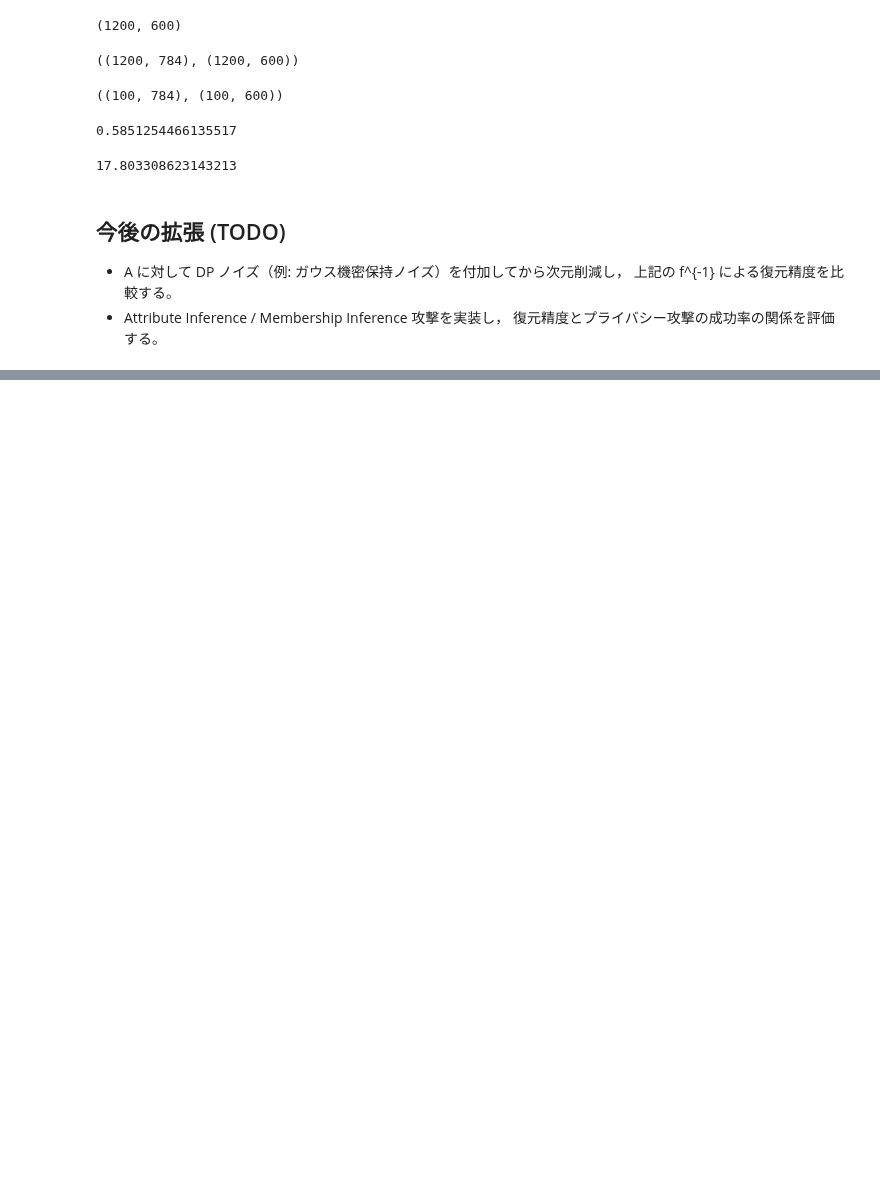
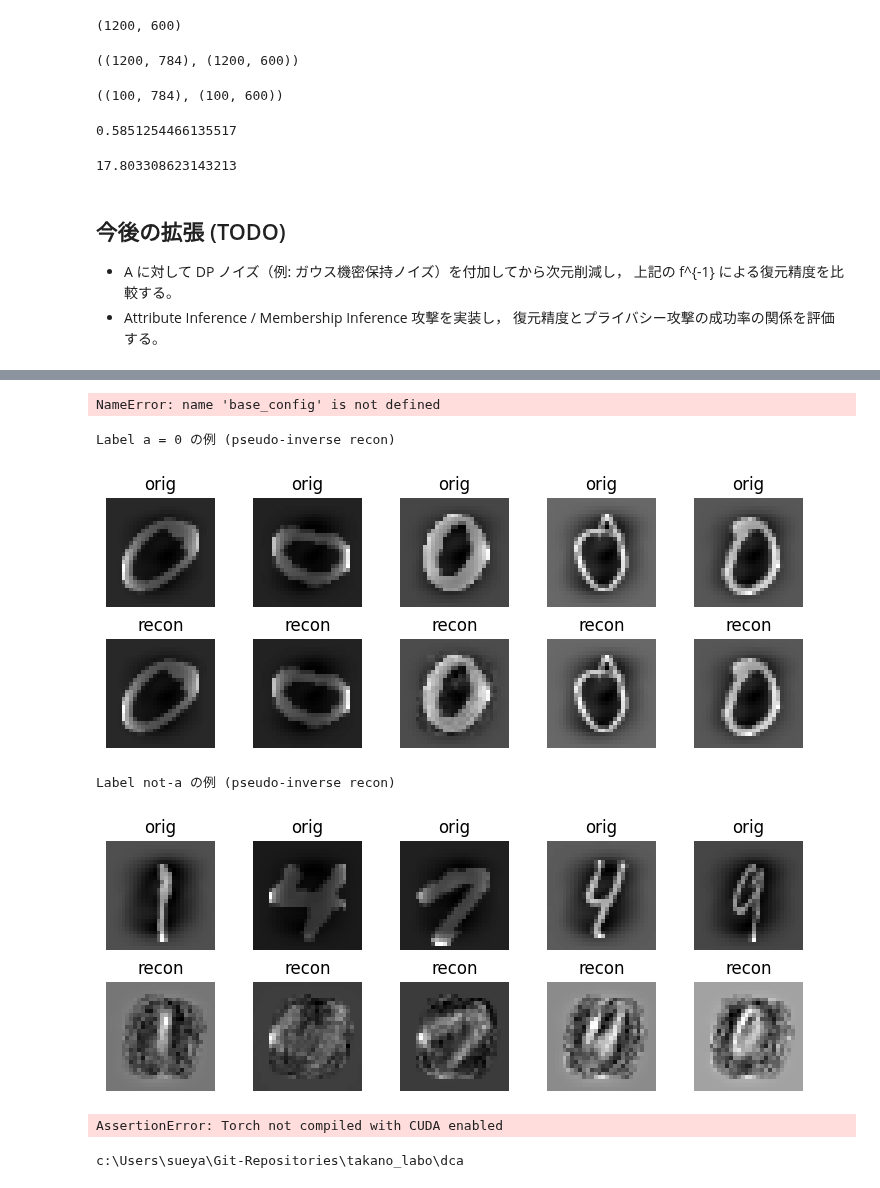
Before and after one commit to takano-lab/data-collaboration-analysis, a Jupyter notebook: 実験用/mnist_reconstruction_privacy.ipynb, the cells around one changed output, grey strips where cells are left out. Cells and saved outputs as stored; diff of their text form; code cells hidden in the pictures; blank space fills up the shorter version.

```diff
--- a/実験用/mnist_reconstruction_privacy.ipynb
+++ b/実験用/mnist_reconstruction_privacy.ipynb
@@ -227,0 +466,19 @@ rmse_mlp
+# %%
+from config.config import Config
+
+base_config_dict = {
+    "name": "tutorial_mnist",
+    "dataset": "mnist",
+    "y_name": "target",
+    "num_institution_user": 1200,
+    "data_distribution": "even",
+    "anchor_method": "smote",
+    "num_anchor_data": 1200,
+    "dim_intermediate": 600,
+    "F_type": "svd",
+    "seed": 42,
+    "inter_normalization": False,
+    "spill_num": 100,
+}
+
+base_config = Config(**base_config_dict)
@@ -227,0 +1004,4 @@ rmse_mlp
+# %%
+result_local = run_anchor_local_leak_reconstruction(base_config)
+# %% [output]
+NameError: name 'base_config' is not defined
@@ -227,0 +1052,54 @@ rmse_mlp
+# %%
+from config.config import Config
+
+base_config_dict = {
+    "name": ["tutorial_mnist"],
+    "dataset": [
+    #"fashion_mnist",
+    "mnist",
+    #"mnist_1248",
+    #"mice",
+    #"statlog",
+    #"qsar",
+    #"digits",
+    #"breast_cancer",
+    #"adult",
+    #"glass",
+    #"seeds",
+    #"letter_recognition",
+    #"wine_quality",
+    #"har",
+    #"cifar10",
+    #'3D_gaussian_clusters',
+    #"concentric_three_circles",
+    #"iris",
+    #"ecoli",
+    #"vowel"
+    #"medmnist_3",
+    #"medmnist_5"
+],
+    "y_name": ["target"],
+    "num_institution_user": [1000],
+    "data_distribution": ["even"],
+    "anchor_method": ["smote"],
+    "num_anchor_data": [1200],
+    "dim_intermediate": [600],
+    "spill_num": [100],
+    "F_type": ["svd","umap"], #  "ae", "kernel_pca_self_tuning",
+    "seed": [42],
+    "inter_normalization": [False],
+    "gamma_ratio": [1.0],
+}
+df_results = run_anchor_local_leak_grid(base_config_dict)
+df_results
+# %% [output]
+Label a = 0 の例 (pseudo-inverse recon)
+[figure, added]
+Label not-a の例 (pseudo-inverse recon)
+[figure, added]
+AssertionError: Torch not compiled with CUDA enabled
+# %%
+import os
+print(os.getcwd())
+# %% [output]
+c:\Users\sueya\Git-Repositories\takano_labo\dca
```
Also changed, not shown: parts of 14 cells of this notebook, 5 other files.
